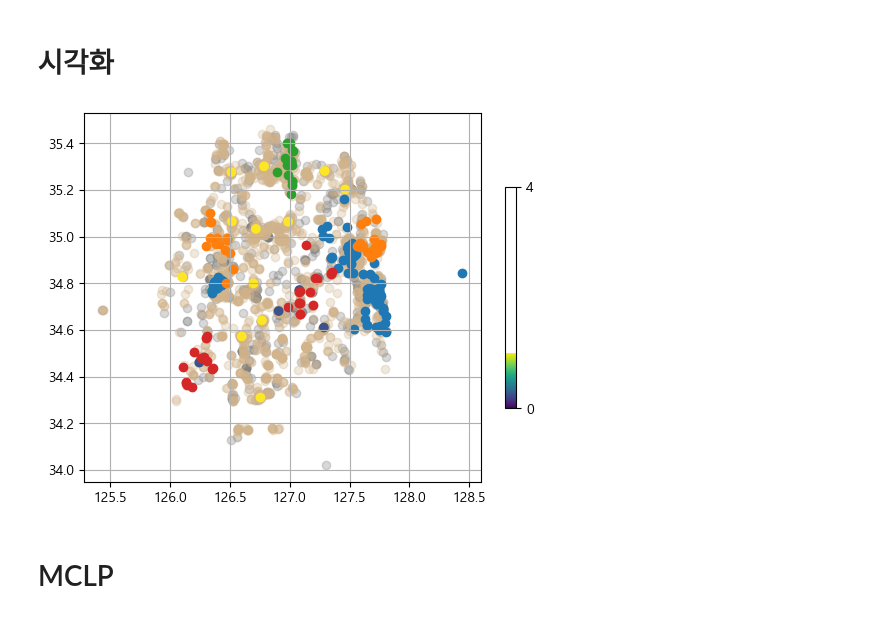
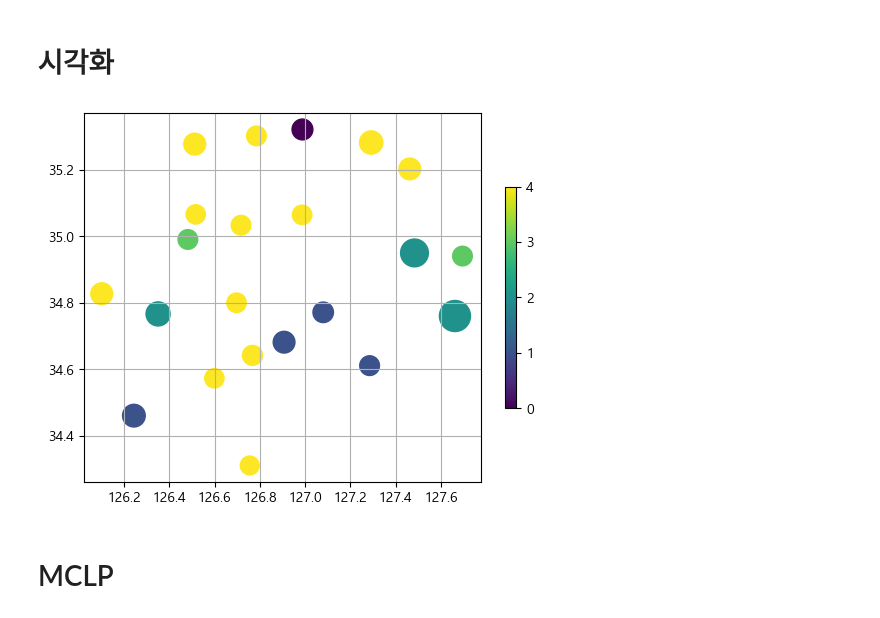
Before and after one commit to sheershay/ise-sr-project, a Jupyter notebook: clustering/clustering.ipynb, the cells around one changed output. Drawn from its saved outputs; the diff is of its cells as text; code cells hidden in the pictures.

```diff
--- a/clustering/clustering.ipynb
+++ b/clustering/clustering.ipynb
@@ -594,24 +594,16 @@ xmin=min(coord_std['경도'])
 xmax=max(coord_std['경도'])
 ymin=min(coord_std['위도'])
 ymax=max(coord_std['위도'])
-# %%
-plt.scatter(x=accomm_df['경도'],y=accomm_df['위도'],alpha=0.3,c='grey')
-plt.scatter(x=cafe['경도'],y=cafe['위도'],alpha=0.3,c='tan')
-
-plt.scatter(meal['경도'],meal['위도'],
-            c=kmeans.labels_)
-
-plt.scatter(type_1['경도'],type_1['위도'])
-plt.scatter(type_2['경도'],type_2['위도'])
-plt.scatter(dy['경도'],dy['위도'])
-plt.scatter(type_4['경도'],type_4['위도'])
-
-plt.colorbar(shrink=0.6).set_ticks([0,4])
-
-plt.grid()
-plt.show()
-# %% [output]
-[figure, removed]
+# %%
+plt.scatter(meal['경도'],meal['위도'],
+            c=kmeans.labels_,s=lr_df['최종점수']*100)
+
+plt.colorbar(shrink=0.6).set_ticks([0,1,2,3,4])
+
+plt.grid()
+plt.show()
+# %% [output]
+[figure, added]
 # %% [markdown]
 # MCLP
 # %% [markdown]
```
Also changed, not shown: parts of 5 cells of this notebook.
